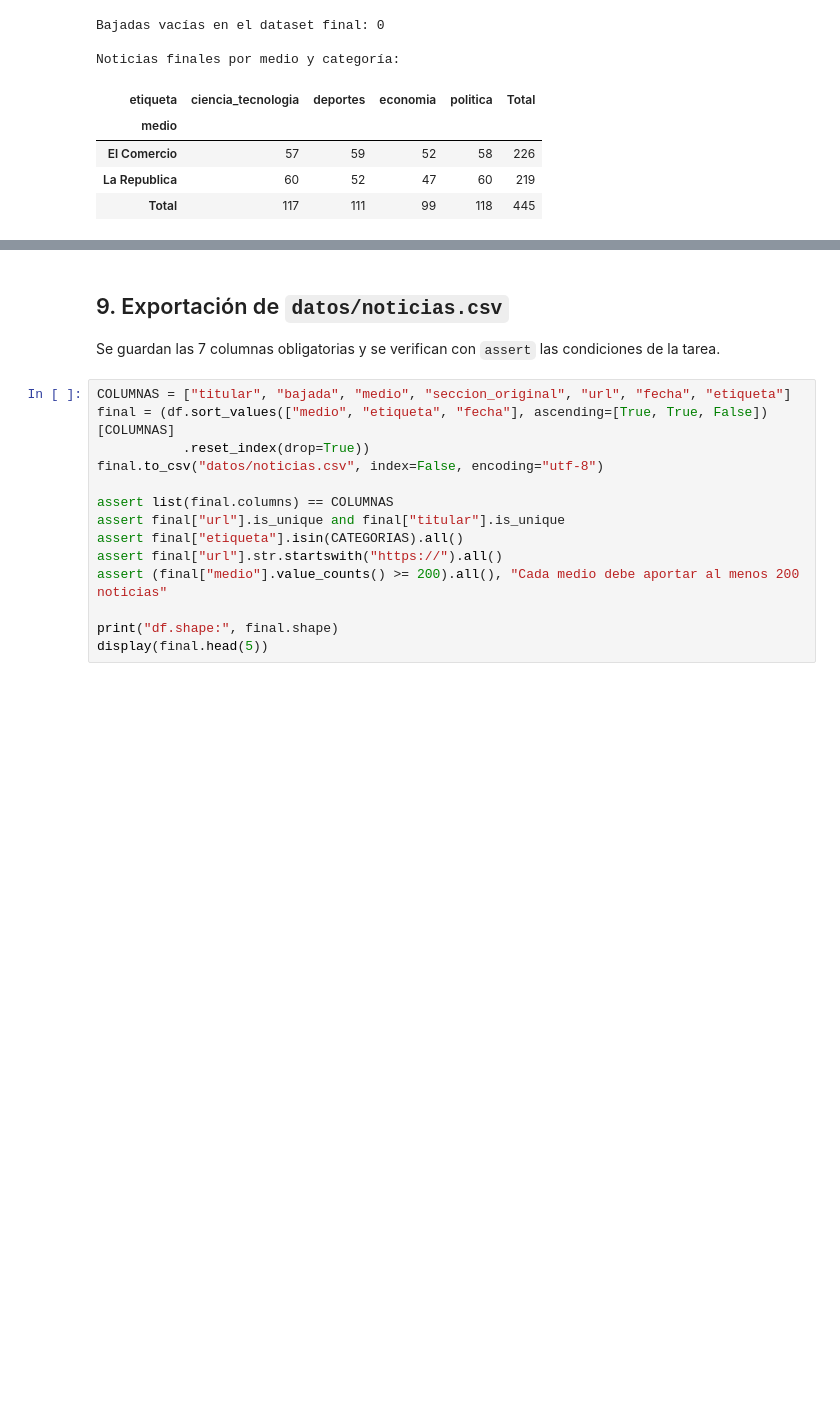
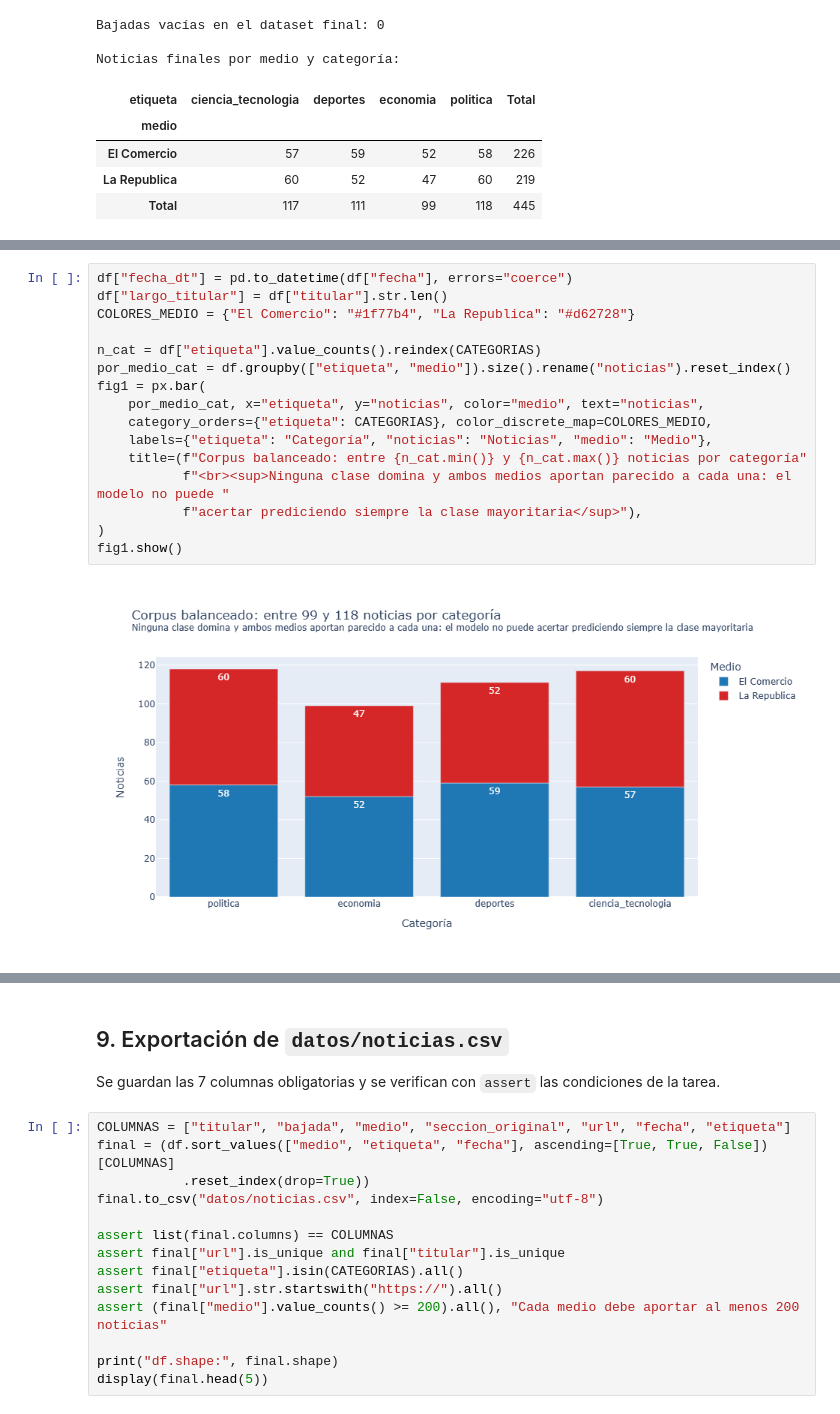
Before and after one commit to rodnm/intermediate-python-hw, a Jupyter notebook: tarea_1/01_recoleccion.ipynb, the cells around one changed output, grey strips where cells are left out. Saved outputs shown, nothing was run; the diff lists cells and outputs as text; blank space fills up the shorter version.

```diff
--- a/tarea_1/01_recoleccion.ipynb
+++ b/tarea_1/01_recoleccion.ipynb
@@ -554,0 +560,18 @@ Noticias finales por medio y categoría:
+# %%
+df["fecha_dt"] = pd.to_datetime(df["fecha"], errors="coerce")
+df["largo_titular"] = df["titular"].str.len()
+COLORES_MEDIO = {"El Comercio": "#1f77b4", "La Republica": "#d62728"}
+
+n_cat = df["etiqueta"].value_counts().reindex(CATEGORIAS)
+por_medio_cat = df.groupby(["etiqueta", "medio"]).size().rename("noticias").reset_index()
+fig1 = px.bar(
+    por_medio_cat, x="etiqueta", y="noticias", color="medio", text="noticias",
+    category_orders={"etiqueta": CATEGORIAS}, color_discrete_map=COLORES_MEDIO,
+    labels={"etiqueta": "Categoría", "noticias": "Noticias", "medio": "Medio"},
+    title=(f"Corpus balanceado: entre {n_cat.min()} y {n_cat.max()} noticias por categoría"
+           f"<br><sup>Ninguna clase domina y ambos medios aportan parecido a cada una: el modelo no puede "
+           f"acertar prediciendo siempre la clase mayoritaria</sup>"),
+)
+fig1.show()
+# %% [output]
+[figure, added]
```
Also changed, not shown: parts of 6 cells of this notebook.
